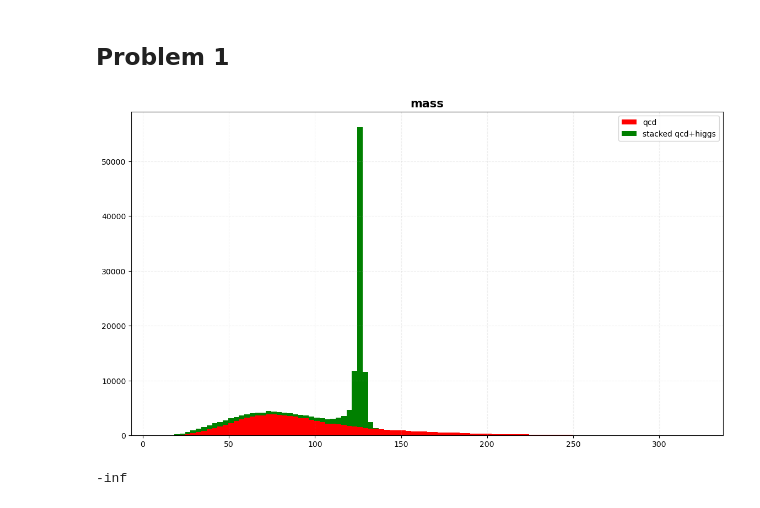
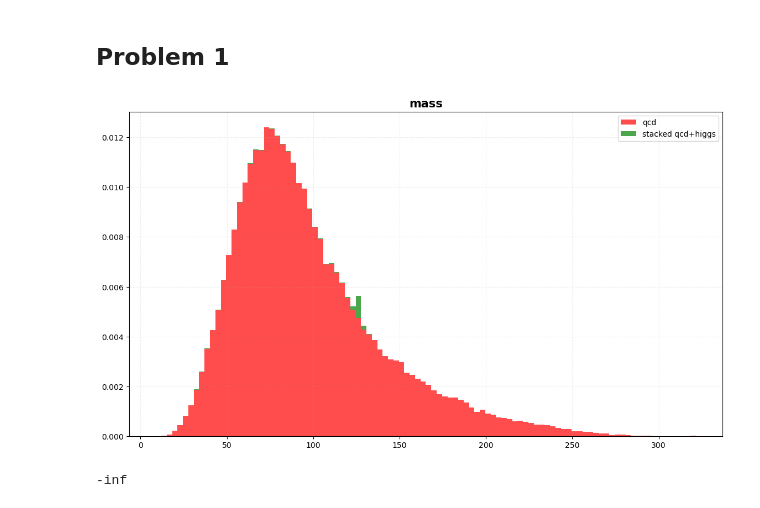
Before and after one commit to SOLHAUG13/Phys434_Autumn2021, a Jupyter notebook: Lab7/Lab7_PHYS434_Solhaug_Erik.ipynb, the cells around one changed output. Cells and saved outputs as stored; diff of their text form; code cells hidden in the pictures.

Commit message:
normalized higgs and qcd plot

```diff
--- a/Lab7/Lab7_PHYS434_Solhaug_Erik.ipynb
+++ b/Lab7/Lab7_PHYS434_Solhaug_Erik.ipynb
@@ -125,24 +125,24 @@ N_tot = N_QCD+N_Higgs
 # %%
 fig, ax = plt.subplots(1, 1)
 fig.tight_layout(pad=3.0)
 
 X1 = qcd['mass']
 X2 = higgs['mass']
 X3 = X1+X2
 
-# X1 = X1[:10000]
-# X2 = X2
-
 bins = 100
 
-ax.hist([X1, X2], bins, stacked=True, color=['r', 'g'], linewidth = 3, label = ['qcd', 'stacked qcd+higgs'])
+w1 = np.ones(X1.size)*N_QCD
+w2 = np.ones(X2.size)*N_Higgs
+
+ax.hist([X1, X2], bins, stacked=True, color=['r', 'g'], weights=[w1, w2], density=True, linewidth = 3, label = ['qcd', 'stacked qcd+higgs'], alpha=0.7)
 # ax.hist(, bins, color='g', alpha = 0.5, linewidth = 3, label='higgs')
 # ax.hist(X3, bins, color='b', alpha = 0.5, linewidth = 3, label='both')
 ax.set_title(f'{name}', fontsize = 15, fontweight='bold')
 ax.grid(linestyle='--', alpha=0.2)
 ax.legend();
 # %% [output]
-[figure, old version]
+[figure, new version]
 # %%
 mean = 1500
 poisson = stats.poisson(mu = mean)
```
Also changed, not shown: parts of 2 cells of this notebook.
